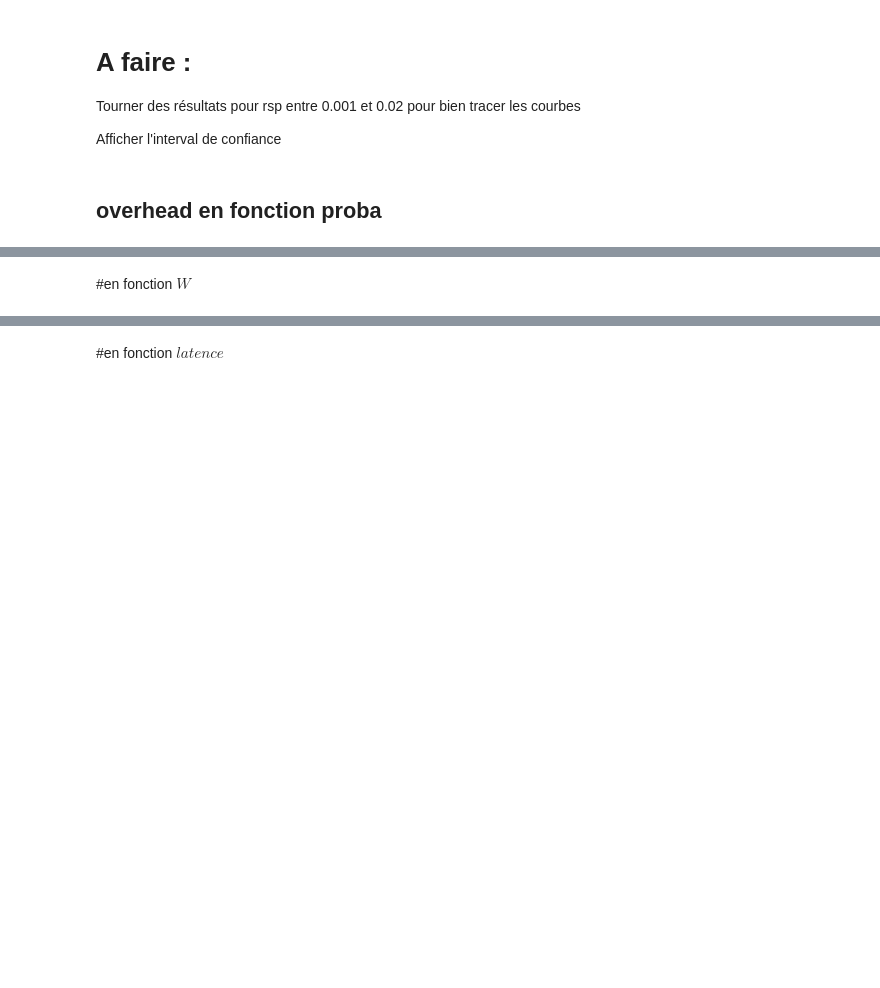
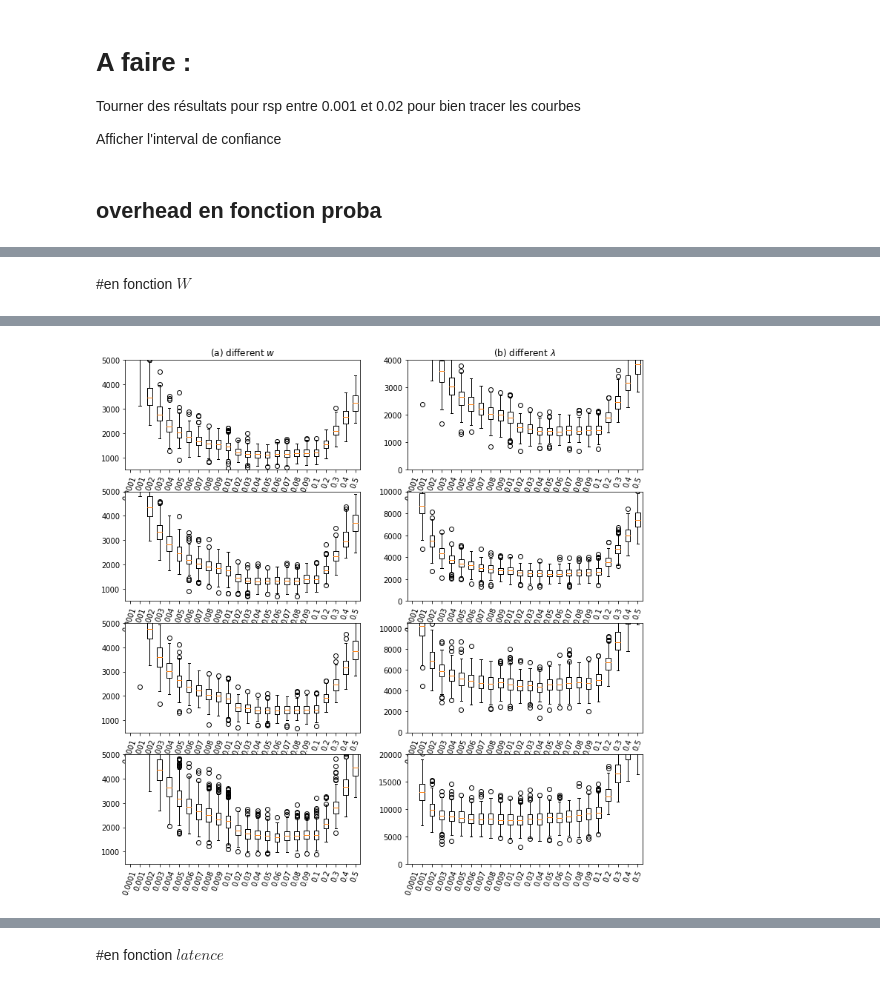
Before and after one commit to wagnerf42/ws-simulator, a Jupyter notebook: result/strategy/simulation_ipynb/simulation_thesis.ipynb, the cells around one changed output, grey strips where cells are left out. Drawn from its saved outputs; the diff is of its cells as text; code cells hidden in the pictures; blank space fills up the shorter version.

```diff
--- a/result/strategy/simulation_ipynb/simulation_thesis.ipynb
+++ b/result/strategy/simulation_ipynb/simulation_thesis.ipynb
@@ -489,0 +651,75 @@ besoin de resultat pour latence 256 et w = 500000000
+# %% [markdown]
+#en fonction $W$
+# %%
+def boxdata(p, w, l, rspmin, rspmax):
+    data = load_file(directory + "vss_proba_{}_{}".format(p,w))
+    all_average, overhead, minimum = compute_overhead_for_latence(data, l)
+    #print(all_average)
+    return [all_average[x] for x in all_average.keys() if rspmin <= x and x <= rspmax], \
+[round(x,6) for x in all_average.keys() if rspmin <= x and x <= rspmax]
+
+fig = plt.figure()
+fig.set_size_inches(12.5, 12.5, forward=True)
+
+list_avrg, list_keys = boxdata(32, 10000000, 128, 0, 0.5)
+plt.subplot(421)
+plt.title("(a) different $w$")
+plt.ylim(500, 5000)
+plt.xticks(rotation=70)
+plt.plot([0.006,0.007,0.008],[5000,5000,5000])
+plt.boxplot(list_avrg, labels = list_keys) #showmeans=True,
+
+list_avrg, list_keys = boxdata(32, 50000000, 128, 0, 0.5)
+plt.subplot(423)
+plt.ylim(500, 5000)
+plt.xticks(rotation=70)
+plt.boxplot(list_avrg, labels = list_keys)
+
+list_avrg, list_keys = boxdata(32, 100000000, 128, 0, 0.5)
+plt.subplot(425)
+plt.ylim(500, 5000)
+plt.xticks(rotation=70)
+plt.boxplot(list_avrg,labels = list_keys)
+
+list_avrg, list_keys = boxdata(32, 500000000, 128, 0, 0.5)
+plt.subplot(427)
+plt.ylim(500, 5000)
+plt.xticks(rotation=70)
+plt.boxplot(list_avrg, labels = list_keys)
+
+#----------------
+
+list_avrg, list_keys = boxdata(32, 100000000, 128, 0, 0.5)
+plt.subplot(422)
+plt.title("(b) different $\lambda$")
+plt.ylim(0, 4000)
+plt.xticks(rotation=70)
+plt.boxplot(list_avrg, labels = list_keys) #showmeans=True,
+
+list_avrg, list_keys = boxdata(32, 100000000, 256, 0, 0.5)
+plt.subplot(424)
+plt.ylim(0, 10000)
+plt.xticks(rotation=70)
+plt.boxplot(list_avrg, labels = list_keys)
+plt.subplot(424)
+
+list_avrg, list_keys = boxdata(32, 100000000, 512, 0, 0.5)
+plt.subplot(426)
+plt.ylim(0, 10500)
+plt.xticks(rotation=70)
+plt.boxplot(list_avrg,labels = list_keys)
+
+list_avrg, list_keys = boxdata(32, 100000000, 1024, 0, 0.5)
+plt.subplot(428)
+plt.ylim(0, 20000)
+plt.xticks(rotation=70)
+plt.boxplot(list_avrg, labels = list_keys)
+
+
+plt.savefig('../../../../../Manuscrit/manuscrit/gfx/twoClusters/zoom_overhead_according_rsp_w.pdf',bbox_inches='tight')
+
+
+#plt.ylim(1800, 2250)
+#plt.xlim(0.01, 0.07)
+#plt.plot(overhead.keys(), overhead.values(), "o-", label="5.$10^8$")
+# %% [output]
@@ -490,4 +728,3 @@ besoin de resultat pour latence 256 et w = 500000000
+[figure, added]
 # %%
 best_w, best_p, best_l = best_value_dict(directory, 2)
-# %% [markdown]
-#en fonction $W$
```
Also changed, not shown: parts of 24 cells of this notebook, 3 other files.
